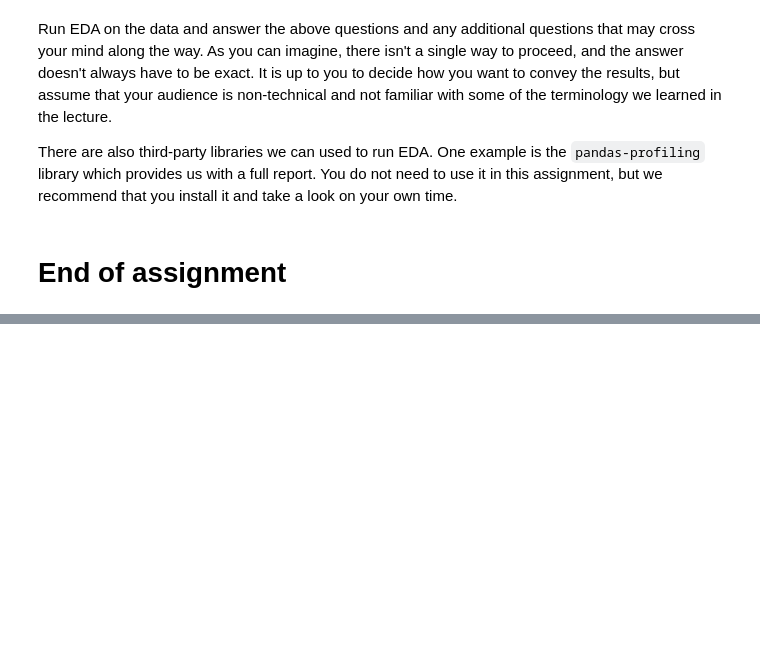
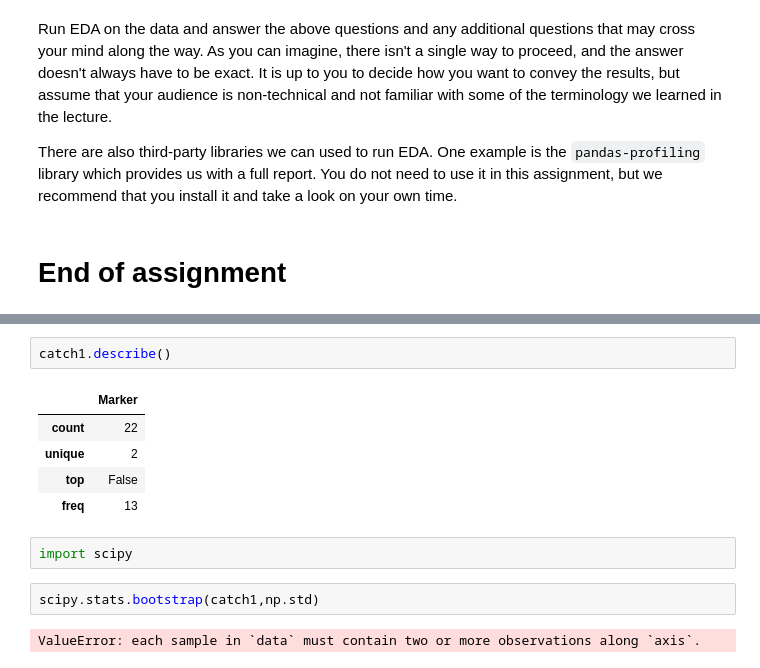
Before and after one commit to darynwhite/DataScienceCert, a Jupyter notebook: Lessons/04/Lesson_04_b_student.ipynb, the cells around one changed output, grey strips where cells are left out. Cells and saved outputs as stored; diff of their text form; blank space fills up the shorter version.

```diff
--- a/Lessons/04/Lesson_04_b_student.ipynb
+++ b/Lessons/04/Lesson_04_b_student.ipynb
@@ -656,0 +710,14 @@ There are also third-party libraries we can used to run EDA. One example is the
+# %%
+catch1.describe()
+# %% [output]
+|  | Marker |
+| count | 22 |
+| unique | 2 |
+| top | False |
+| freq | 13 |
+# %%
+import scipy
+# %%
+scipy.stats.bootstrap(catch1,np.std)
+# %% [output]
+ValueError: each sample in `data` must contain two or more observations along `axis`.
```
Also changed, not shown: parts of 6 cells of this notebook, 5 other files.
